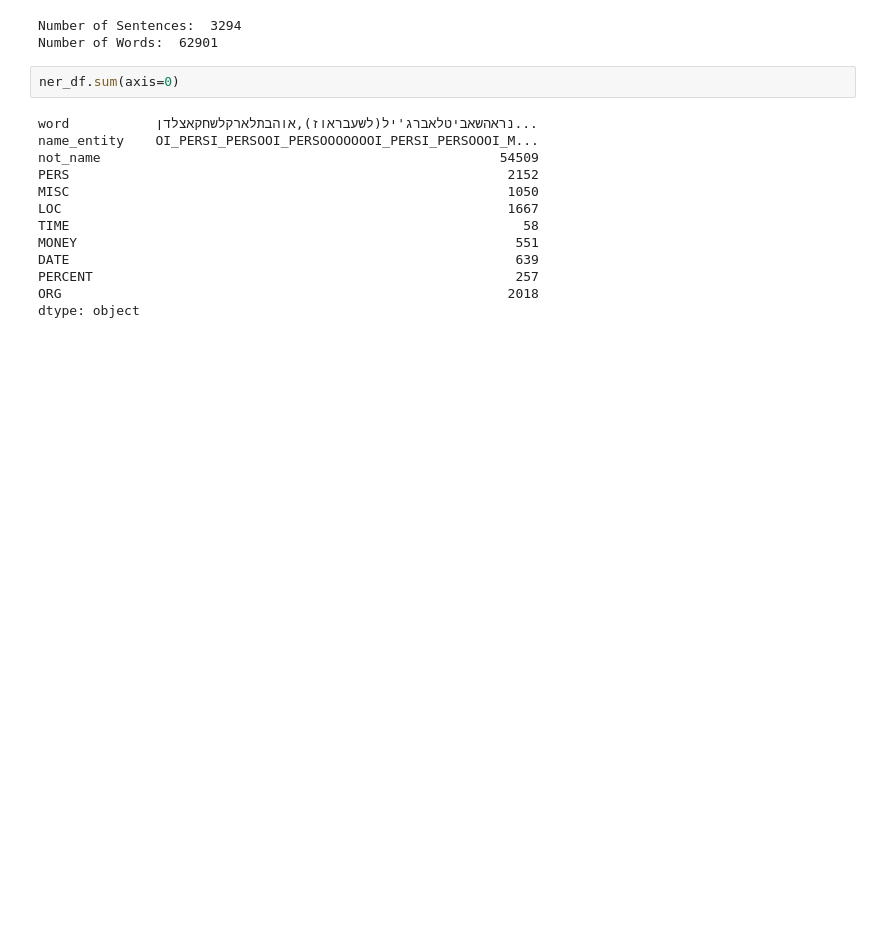
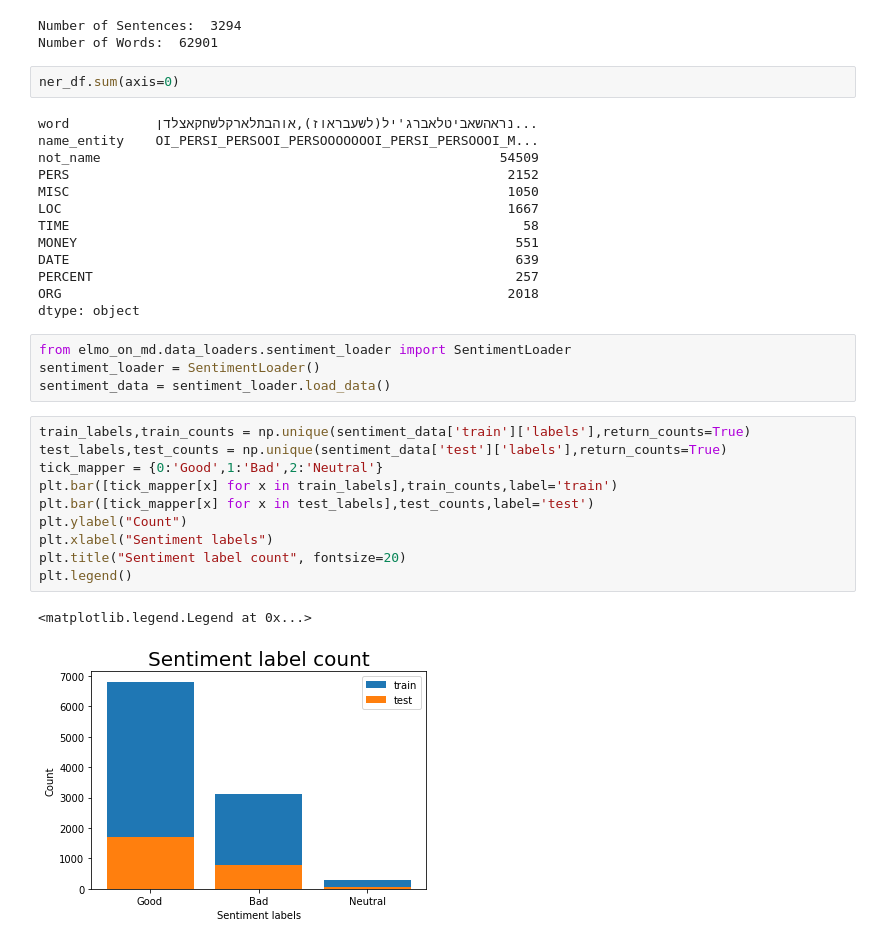
Before and after one commit to idanbrus/ELMoOnMD, a Jupyter notebook: notebooks/Data Exploration.ipynb, the cells around one changed output. Drawn from its saved outputs; the diff is of its cells as text; blank space fills up the shorter version.

Commit message:
removed 2models, finished data exploration

```diff
--- a/notebooks/Data Exploration.ipynb
+++ b/notebooks/Data Exploration.ipynb
@@ -85,3 +85,20 @@ DATE                                                         639
 PERCENT                                                      257
 ORG                                                         2018
 dtype: object
+# %%
+from elmo_on_md.data_loaders.sentiment_loader import SentimentLoader
+sentiment_loader = SentimentLoader()
+sentiment_data = sentiment_loader.load_data()
+# %%
+train_labels,train_counts = np.unique(sentiment_data['train']['labels'],return_counts=True)
+test_labels,test_counts = np.unique(sentiment_data['test']['labels'],return_counts=True)
+tick_mapper = {0:'Good',1:'Bad',2:'Neutral'}
+plt.bar([tick_mapper[x] for x in train_labels],train_counts,label='train')
+plt.bar([tick_mapper[x] for x in test_labels],test_counts,label='test')
+plt.ylabel("Count")
+plt.xlabel("Sentiment labels")
+plt.title("Sentiment label count", fontsize=20)
+plt.legend()
+# %% [output]
+<matplotlib.legend.Legend at 0x...>
+[figure, added]
```
Also changed, not shown: parts of 1 cell of this notebook, 1 other file.
